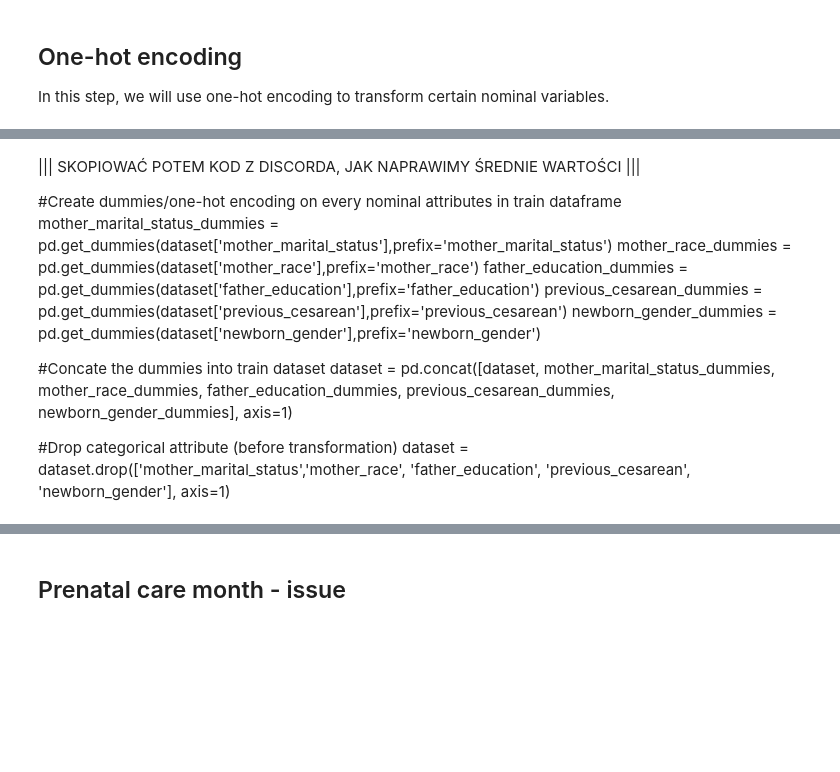
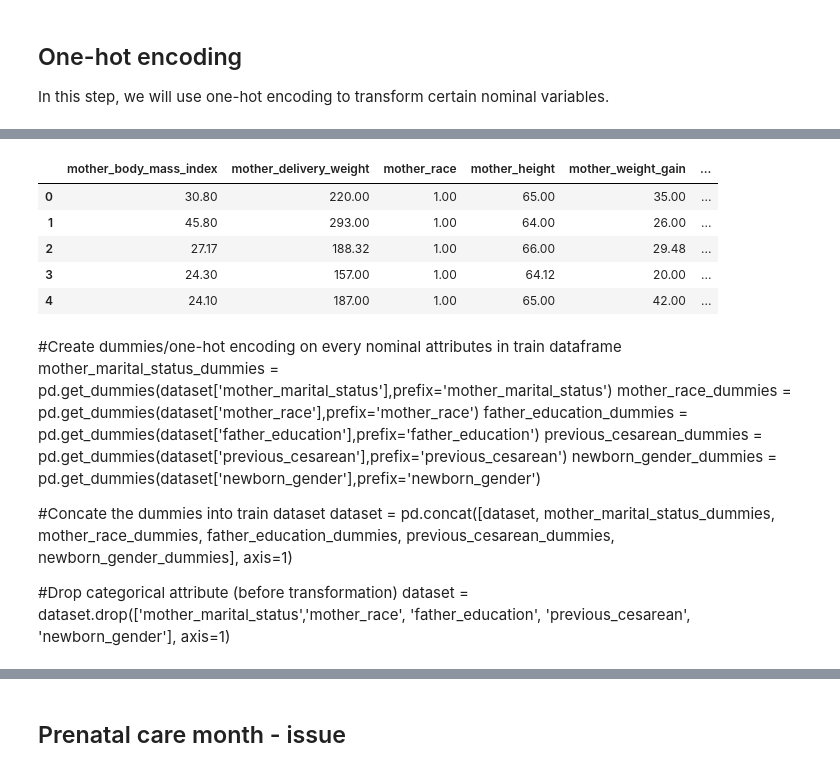
Before and after one commit to AlexWieli/ML_project, a Jupyter notebook: regression/regression.ipynb, the cells around one changed output, grey strips where cells are left out. Saved outputs shown, nothing was run; the diff lists cells and outputs as text; code cells hidden in the pictures; blank space fills up the shorter version.

```diff
--- a/regression/regression.ipynb
+++ b/regression/regression.ipynb
@@ -258,6 +300,14 @@ In this step, we will use one-hot encoding to transform certain nominal variable
+# %%
+dataset = pd.concat([dataset, mother_marital_status_dummies,])
+dataset.head(5)
+# %% [output]
+|  | mother_body_mass_index | mother_delivery_weight | mother_race | mother_height | mother_weight_gain | ... |
+| 0 | 30.80 | 220.00 | 1.00 | 65.00 | 35.00 | ... |
+| 1 | 45.80 | 293.00 | 1.00 | 64.00 | 26.00 | ... |
+| 2 | 27.17 | 188.32 | 1.00 | 66.00 | 29.48 | ... |
+| 3 | 24.30 | 157.00 | 1.00 | 64.12 | 20.00 | ... |
+| 4 | 24.10 | 187.00 | 1.00 | 65.00 | 42.00 | ... |
 # %% [markdown]
-||| SKOPIOWAĆ POTEM KOD Z DISCORDA, JAK NAPRAWIMY ŚREDNIE WARTOŚCI |||
-
 #Create dummies/one-hot encoding on every nominal attributes in train dataframe
 mother_marital_status_dummies = pd.get_dummies(dataset['mother_marital_status'],prefix='mother_marital_status')
 mother_race_dummies = pd.get_dummies(dataset['mother_race'],prefix='mother_race')
```
Also changed, not shown: parts of 15 cells of this notebook.
